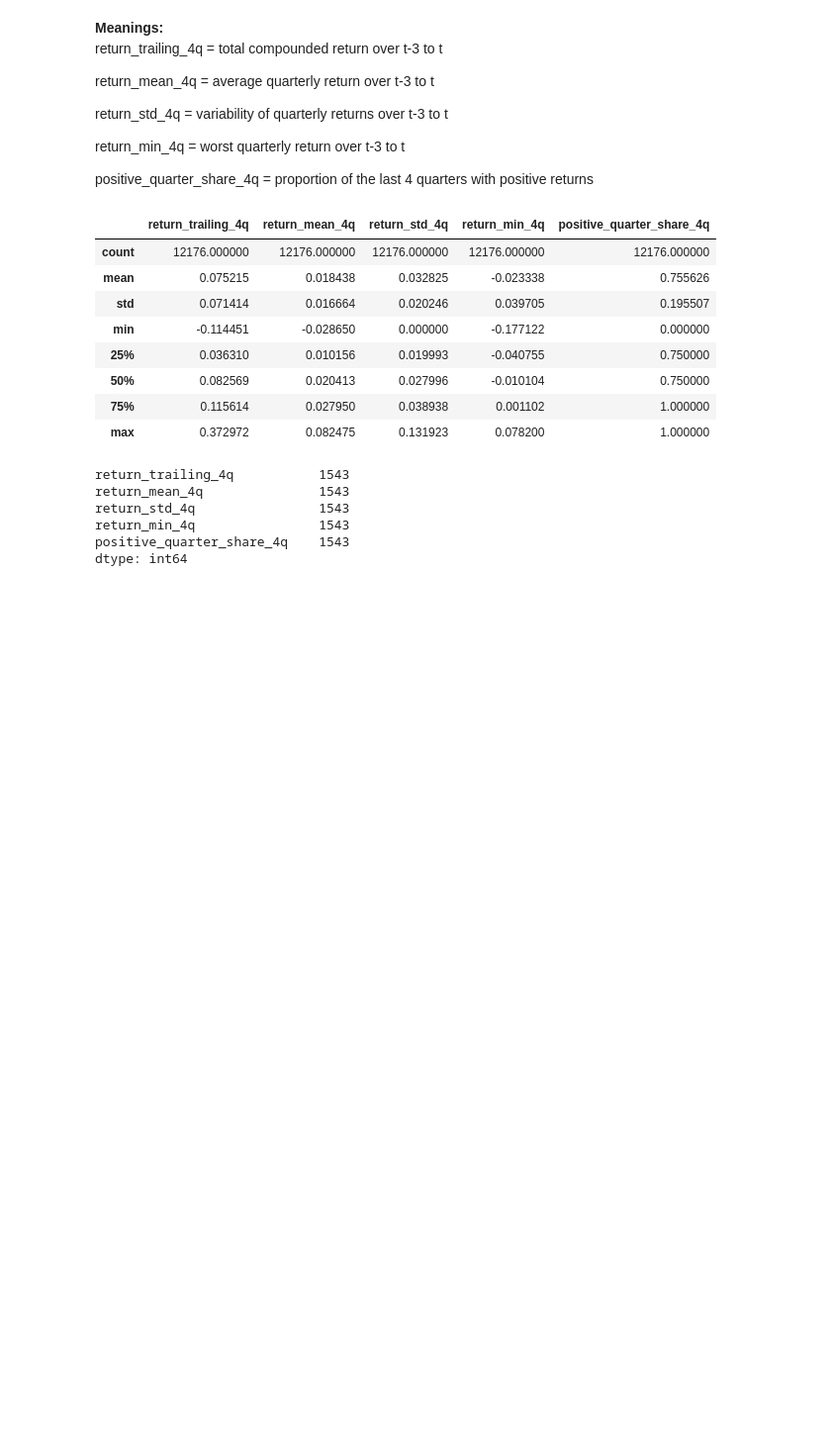
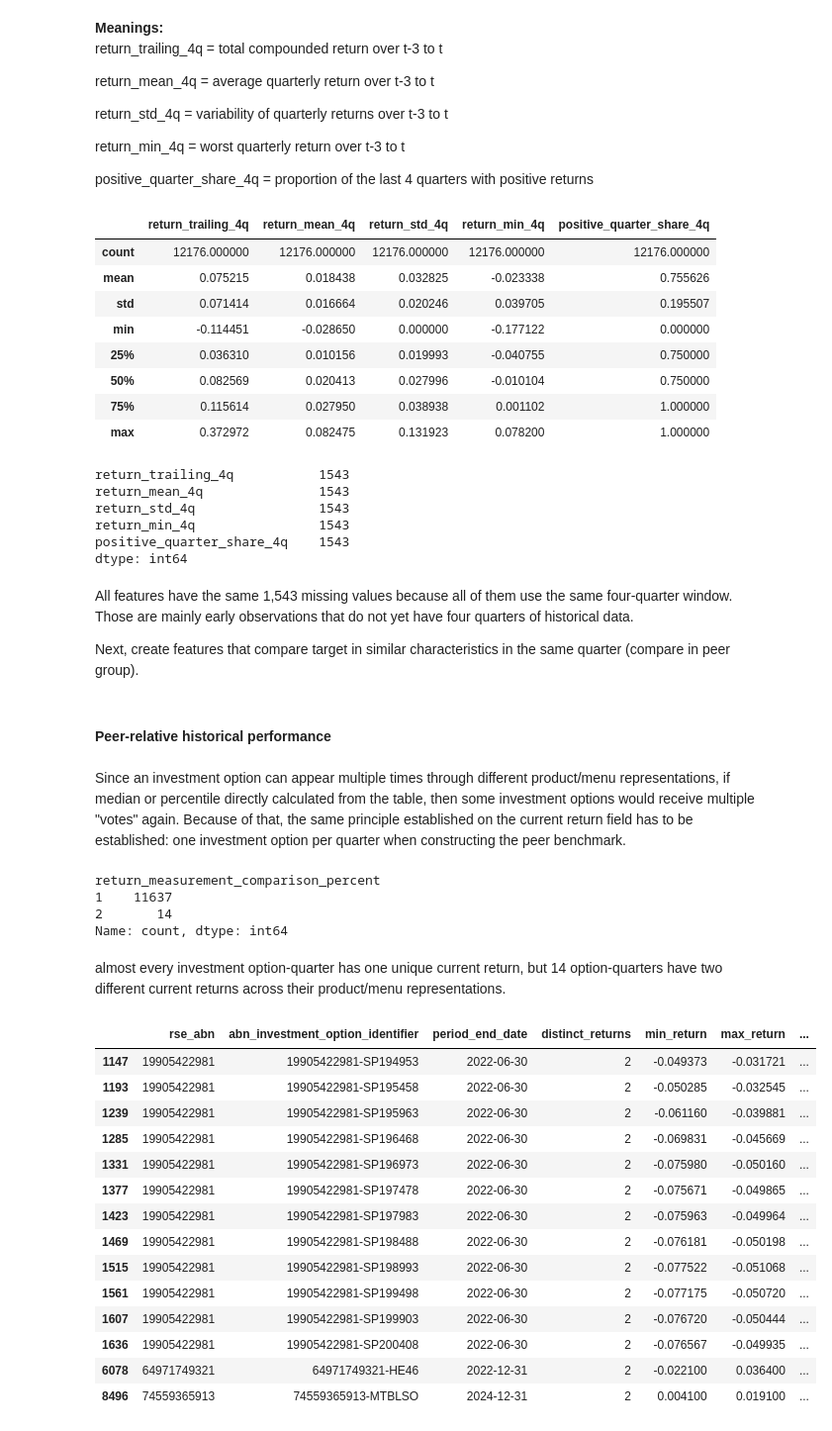
Before and after one commit to terra9/superannuation-performance-early-warning, a Jupyter notebook: notebooks/feature_engineering.ipynb, the cells around one changed output. Shown at 99% size. Cells and saved outputs as stored; diff of their text form; code cells hidden in the pictures; blank space fills up the shorter version.

Commit message:
Updated feature_engineering.ipynb: Created peer-relative current returns features.

```diff
--- a/notebooks/feature_engineering.ipynb
+++ b/notebooks/feature_engineering.ipynb
@@ -402,3 +402,83 @@ return_std_4q                1543
 return_min_4q                1543
 positive_quarter_share_4q    1543
 dtype: int64
+# %% [markdown]
+All features have the same 1,543 missing values because all of them use the same four-quarter window. Those are mainly early observations that do not yet have four quarters of historical data.
+
+Next, create features that compare target in similar characteristics in the same quarter (compare in peer group).
+# %% [markdown]
+#### Peer-relative historical performance
+# %% [markdown]
+Since an investment option can appear multiple times through different product/menu representations, if median or percentile directly calculated from the table, then some investment options would receive multiple "votes" again. Because of that, the same principle  established on the current return field has to be established: one investment option per quarter when constructing the peer benchmark.
+# %%
+# check whether the current-quarter return is consistent across repeated representations of an option-quarter
+peer_keys = [
+    "rse_abn",
+    "abn_investment_option_identifier",
+    "period_end_date",
+]
+
+current_return_consistency = (
+    hist_model_mysuper_features
+    .groupby(peer_keys)[
+        "return_measurement_comparison_percent"
+    ]
+    .nunique(dropna=False)
+)
+
+current_return_consistency.value_counts().sort_index()
+# %% [output]
+return_measurement_comparison_percent
+1    11637
+2       14
+Name: count, dtype: int64
+# %% [markdown]
+almost every investment option-quarter has one unique current return, but 14 option-quarters have two different current returns across their product/menu representations.
+# %%
+return_col = "return_measurement_comparison_percent"
+
+current_return_conflicts = (
+    hist_model_mysuper_features
+    .groupby(peer_keys)[return_col]
+    .agg(
+        distinct_returns=lambda x: x.nunique(dropna=False),
+        min_return="min",
+        max_return="max",
+    )
+    .reset_index()
+)
+
+current_return_conflicts = (
+    current_return_conflicts.loc[
+        current_return_conflicts[
+            "distinct_returns"
+        ] > 1
+    ]
+    .copy()
+)
+
+current_return_conflicts[
+    "return_difference"
+] = (
+    current_return_conflicts["max_return"]
+    -
+    current_return_conflicts["min_return"]
+)
+
+current_return_conflicts
+# %% [output]
+|  | rse_abn | abn_investment_option_identifier | period_end_date | distinct_returns | min_return | max_return | ... |
+| 1147 | 19905422981 | 19905422981-SP194953 | 2022-06-30 | 2 | -0.049373 | -0.031721 | ... |
+| 1193 | 19905422981 | 19905422981-SP195458 | 2022-06-30 | 2 | -0.050285 | -0.032545 | ... |
+| 1239 | 19905422981 | 19905422981-SP195963 | 2022-06-30 | 2 | -0.061160 | -0.039881 | ... |
+| 1285 | 19905422981 | 19905422981-SP196468 | 2022-06-30 | 2 | -0.069831 | -0.045669 | ... |
+| 1331 | 19905422981 | 19905422981-SP196973 | 2022-06-30 | 2 | -0.075980 | -0.050160 | ... |
+| 1377 | 19905422981 | 19905422981-SP197478 | 2022-06-30 | 2 | -0.075671 | -0.049865 | ... |
+| 1423 | 19905422981 | 19905422981-SP197983 | 2022-06-30 | 2 | -0.075963 | -0.049964 | ... |
+| 1469 | 19905422981 | 19905422981-SP198488 | 2022-06-30 | 2 | -0.076181 | -0.050198 | ... |
+| 1515 | 19905422981 | 19905422981-SP198993 | 2022-06-30 | 2 | -0.077522 | -0.051068 | ... |
+| 1561 | 19905422981 | 19905422981-SP199498 | 2022-06-30 | 2 | -0.077175 | -0.050720 | ... |
+| 1607 | 19905422981 | 19905422981-SP199903 | 2022-06-30 | 2 | -0.076720 | -0.050444 | ... |
+| 1636 | 19905422981 | 19905422981-SP200408 | 2022-06-30 | 2 | -0.076567 | -0.049935 | ... |
+| 6078 | 64971749321 | 64971749321-HE46 | 2022-12-31 | 2 | -0.022100 | 0.036400 | ... |
+| 8496 | 74559365913 | 74559365913-MTBLSO | 2024-12-31 | 2 | 0.004100 | 0.019100 | ... |
```
Also changed, not shown: parts of 9 cells of this notebook.
